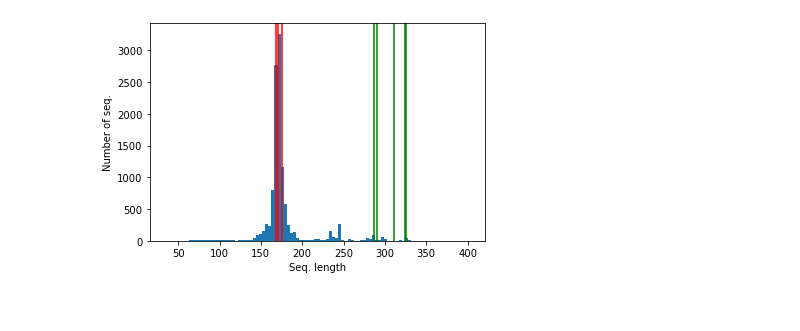
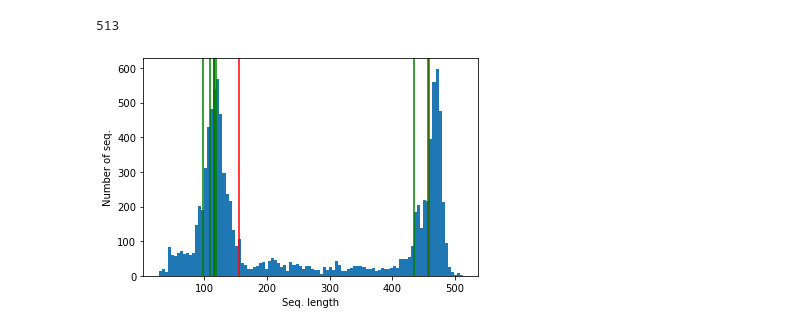
Before and after one commit to felbecker/MSA-HMM-Analysis, a Jupyter notebook: FastaChecker.ipynb, the cells around one changed output. Drawn from its saved outputs; the diff is of its cells as text; code cells hidden in the pictures.

```diff
--- a/FastaChecker.ipynb
+++ b/FastaChecker.ipynb
@@ -4,12 +6,13 @@ from matplotlib import pyplot as plt
 from learnMSA import msa_hmm
 # %%
-def check_homfam(family,
+def check_fam(family,
                  dataset="homfam",
                  bins=100,
                  q=0.75):
     fasta_file = msa_hmm.fasta.Fasta("data/"+dataset+"/train/"+family+".fasta")
     ref_fasta_file = msa_hmm.fasta.Fasta("data/"+dataset+"/refs/"+family+".ref")
     x = fasta_file.seq_lens
+    print(np.amax(fasta_file.seq_lens))
     plt.hist(x, density=False, bins=bins);
     plt.xlabel("Seq. length")
     plt.ylabel("Number of seq.")
@@ -20,6 +23,7 @@ def check_homfam(family,
     for sid, length in zip(ref_fasta_file.seq_ids, ref_fasta_file.seq_lens):
         plt.axvline(x = length, color = 'g', label = sid)
 # %%
-check_homfam("tRNA-synt_2b")
+check_fam("PF00232.frag", "balifrag")
 # %% [output]
+513
-[figure, old version]
+[figure, new version]
```
Also changed, not shown: parts of 2 cells of this notebook, 26 other files.
